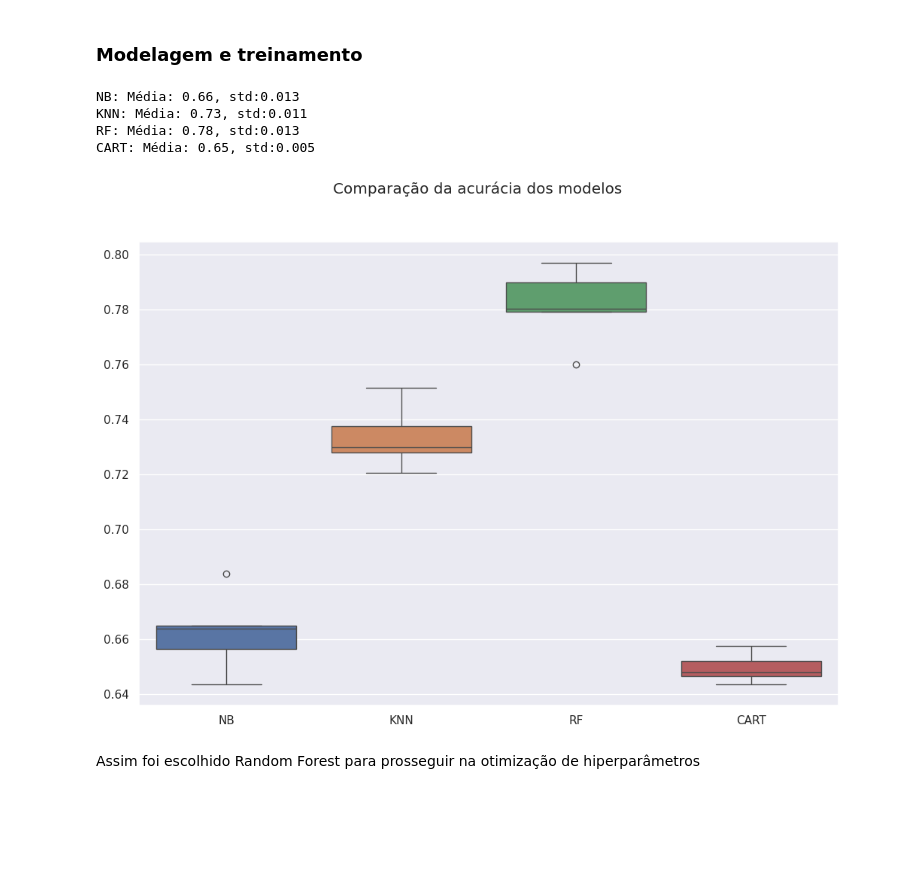
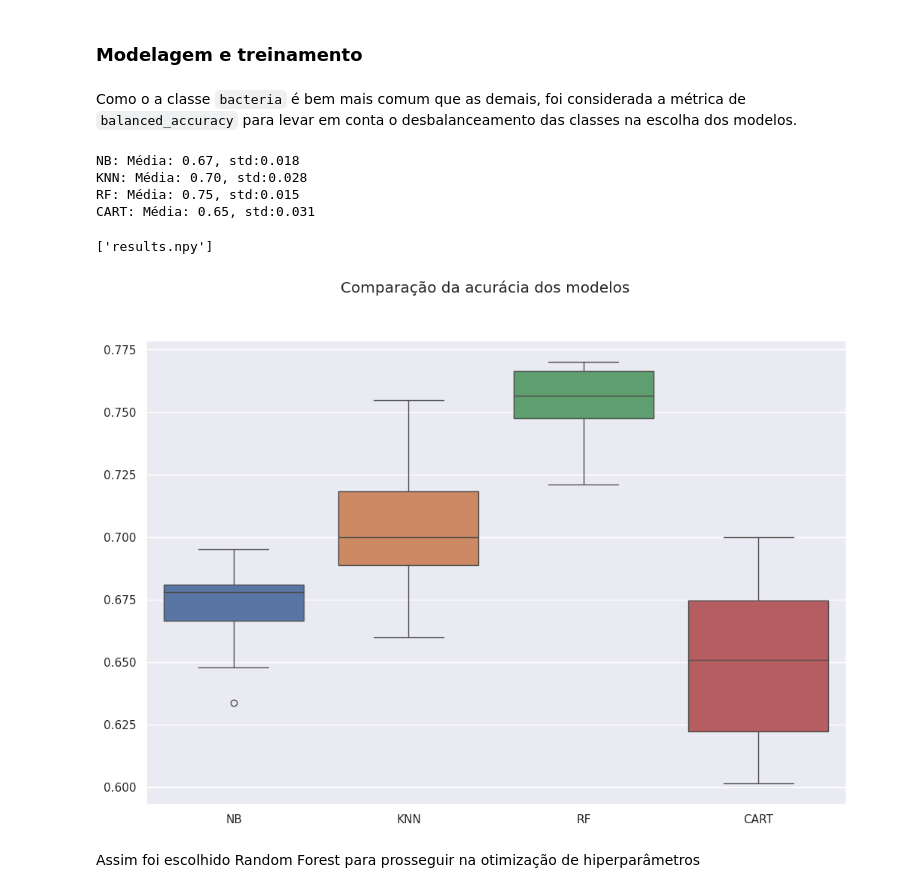
Before and after one commit to vinicius-souza-lima/mvp_ml, a Jupyter notebook: mvp_ml.ipynb, the cells around one changed output. Drawn from its saved outputs; the diff is of its cells as text; code cells hidden in the pictures; blank space fills up the shorter version.

Commit message:
Melhores resultados até agora

```diff
--- a/mvp_ml.ipynb
+++ b/mvp_ml.ipynb
@@ -184,10 +199,18 @@ X_chest_train, X_chest_test, y_chest_train, y_chest_test = train_test_split(
     X_chest, y_chest, test_size=0.2, random_state=42, stratify=y_chest
 )
 
-num_particoes = 5
+num_particoes = 10
 kfold = KFold(n_splits=num_particoes, shuffle=True, random_state=42)
 # %% [markdown]
 #### Data Augmentation
+# %%
+from sklearn.discriminant_analysis import StandardScaler
+from sklearn.pipeline import Pipeline
+
+
+pre = Pipeline([("normalizacao", StandardScaler())])
+# %%
+X_chest_train_pre = pre.fit_transform(X_chest_train)
 # %%
 class Augmenter(BaseEstimator, TransformerMixin):
     def __init__(
@@ -204,8 +227,10 @@ class Augmenter(BaseEstimator, TransformerMixin):
         np.random.normal(0, 1, X.shape)
 # %% [markdown]
 ### Modelagem e treinamento
+# %% [markdown]
+Como o a classe `bacteria` é bem mais comum que as demais, foi considerada a métrica de `balanced_accuracy` para levar em conta o desbalanceamento das classes na escolha dos modelos.
 # %%
-""" np.random.seed(42)
+np.random.seed(42)
 results = []
 
 
@@ -218,27 +243,26 @@ models = {
 
 for name, model in models.items():
     cv_results = cross_val_score(
-        model, X_chest_train, y_chest_train, cv=kfold, scoring="accuracy"
+        model, X_chest_train_pre, y_chest_train.ravel(), cv=kfold, scoring="balanced_accuracy"
     )
     results.append(cv_results)
-    np.save("results.npy", results)
-
-    print(f"{name}: Média: {cv_results.mean():.2f}, std:{cv_results.std():.3f}") """
+    print(f"{name}: Média: {cv_results.mean():.3f}, std:{cv_results.std():.3f}")
+joblib.dump(results,"results.npy")
 # %% [output]
-NB: Média: 0.66, std:0.013
-KNN: Média: 0.73, std:0.011
-RF: Média: 0.78, std:0.013
-CART: Média: 0.65, std:0.005
+NB: Média: 0.67, std:0.018
+KNN: Média: 0.70, std:0.028
+RF: Média: 0.75, std:0.015
+CART: Média: 0.65, std:0.031
+['results.npy']
 # %%
-results = joblib.load("results.npy")
 sns.set_theme()
 names = ["NB", "KNN", "RF", "CART"]
 fig, ax = plt.subplots(figsize=(12, 8))
 fig.suptitle("Comparação da acurácia dos modelos")
 ax.set_xticklabels(names)
 sns.boxplot(results);
 # %% [output]
-[figure, old version]
+[figure, new version]
 # %% [markdown]
 Assim foi escolhido Random Forest para prosseguir na otimização de hiperparâmetros
 # %% [markdown]
```
Also changed, not shown: parts of 36 cells of this notebook, 3 other files.
